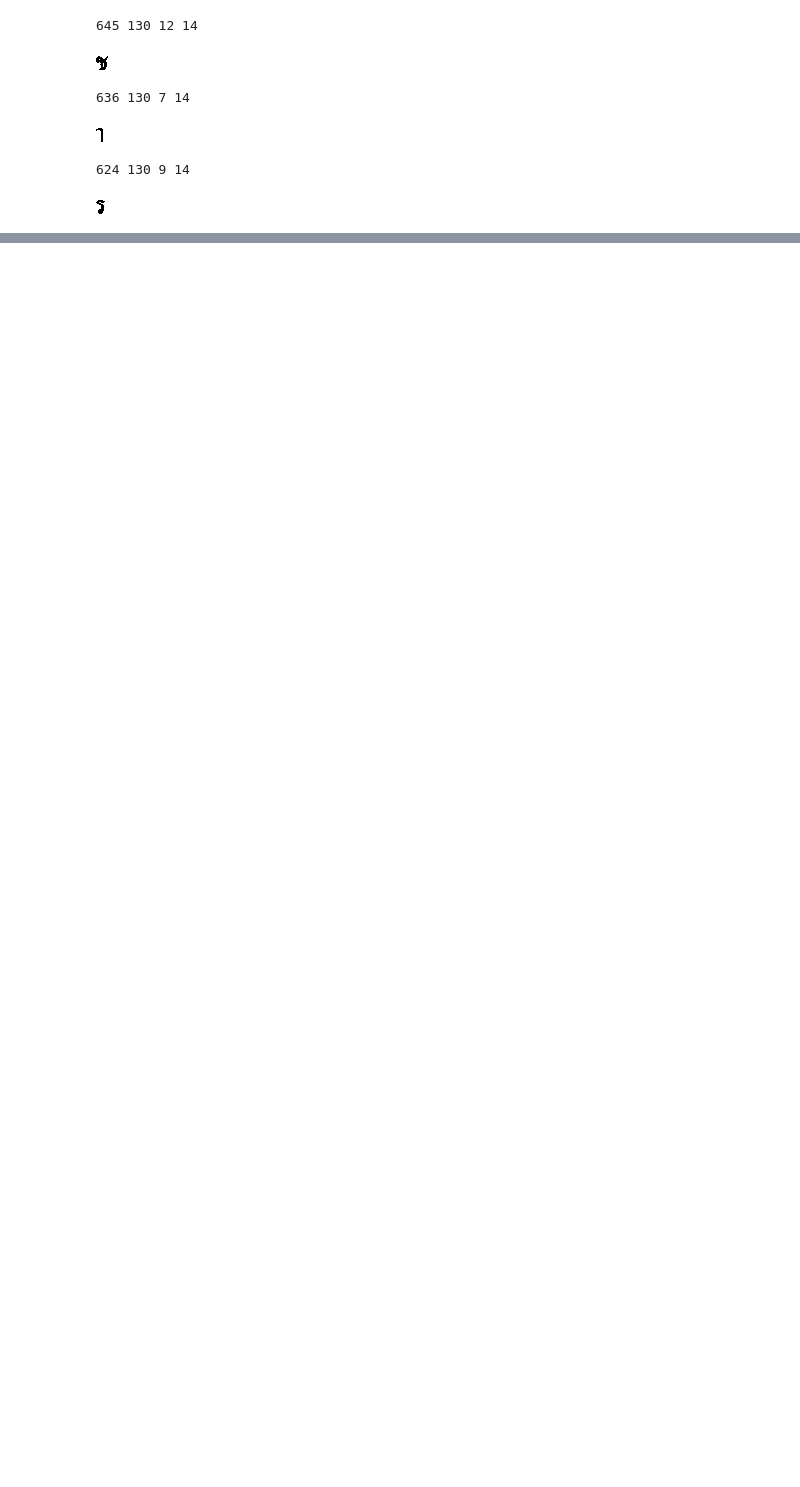
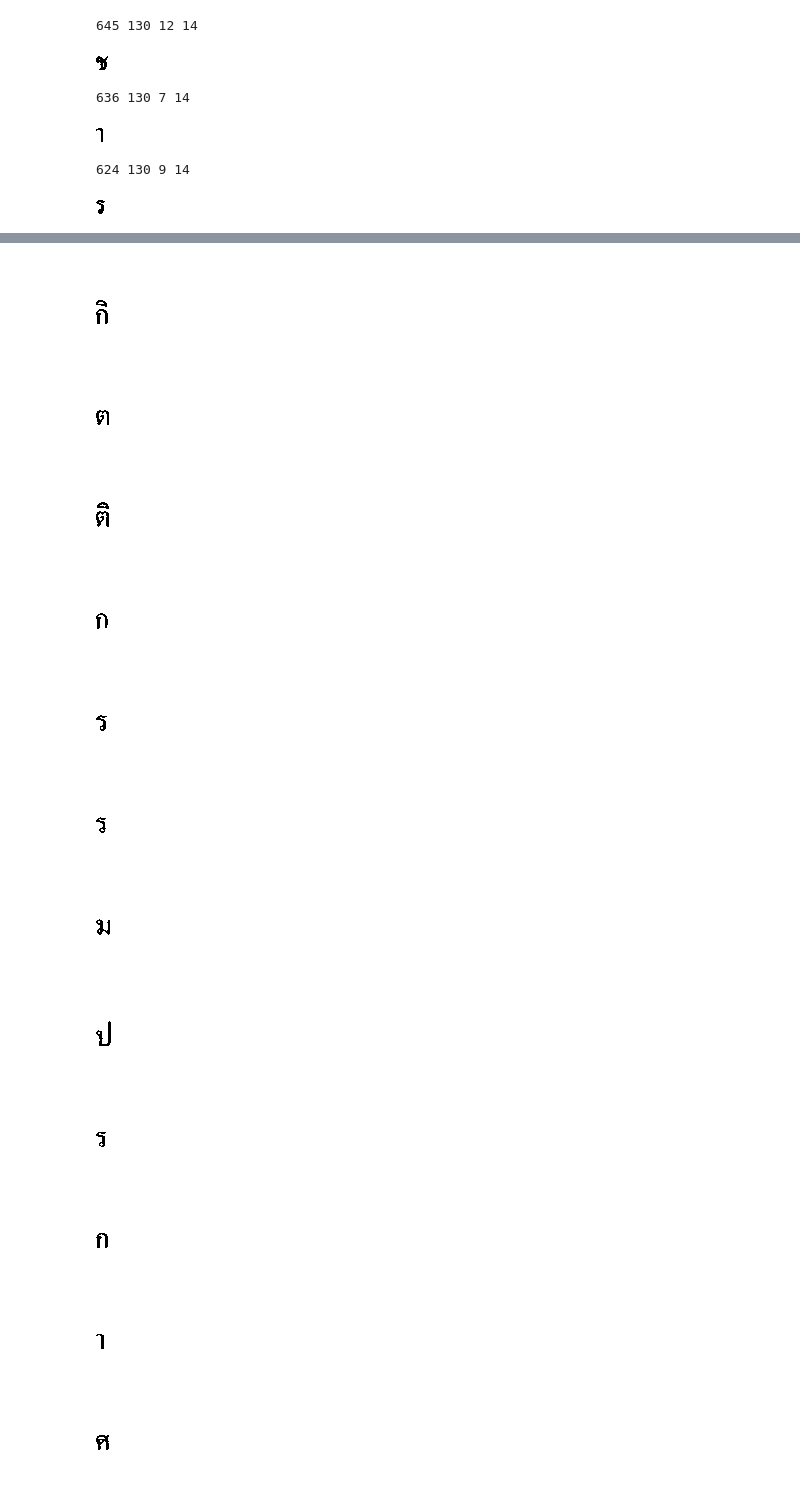
Before and after one commit to andmikey/Thai-and-English-OCR, a Jupyter notebook: assignment_code/test_opencv.ipynb, the cells around one changed output, grey strips where cells are left out. Drawn from its saved outputs; the diff is of its cells as text; code cells hidden in the pictures; blank space fills up the shorter version.

Commit message:
Add code for orderly pulling of characters

```diff
--- a/assignment_code/test_opencv.ipynb
+++ b/assignment_code/test_opencv.ipynb
@@ -105,0 +178,21 @@ for cnt in contours[:10]:
+# %%
+img_path = "/scratch/lt2326-2926-h24/ThaiOCR/ThaiOCR-TestSet/Journal/Image/200dpi_BW/ce_001sb.bmp"
+img = Image.open(img_path)
+z4 = img.crop((748, 1882, 1427, 2059))
+
+chars = get_characters_from_image(z4)
+# %%
+[display(char) for char in chars]
+# %% [output]
+[figure, added]
+[figure, added]
+[figure, added]
+[figure, added]
+[figure, added]
+[figure, added]
+[figure, added]
+[figure, added]
+[figure, added]
+[figure, added]
+[figure, added]
+[figure, added]
```
Also changed, not shown: parts of 7 cells of this notebook.
